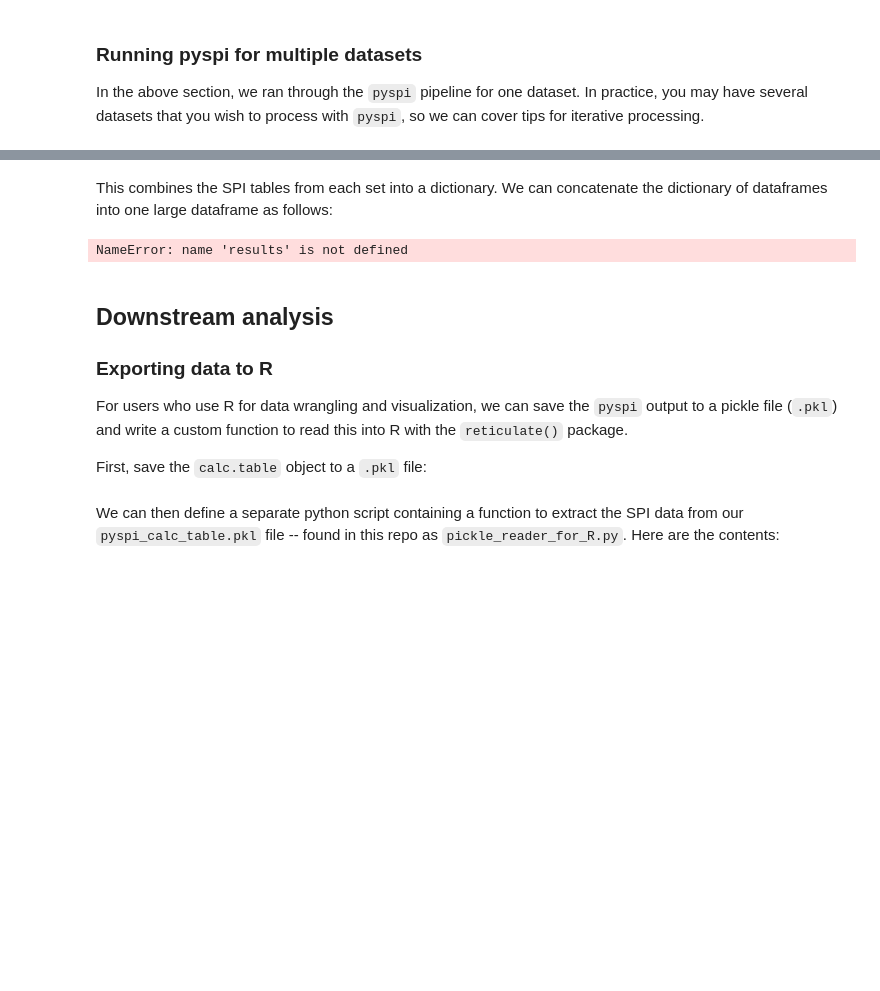
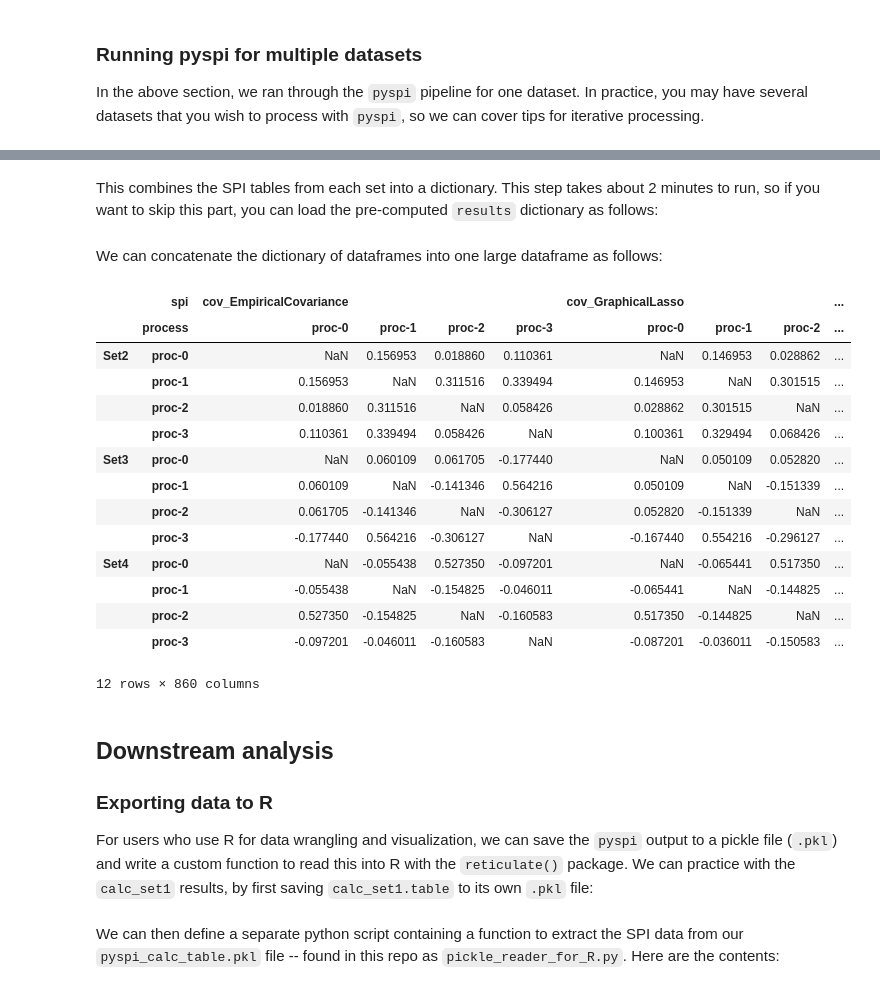
Before and after one commit to anniegbryant/CNS_2022, a Jupyter notebook: pyspi_tutorial/CNS2022_pyspi_demo.ipynb, the cells around one changed output, grey strips where cells are left out. Saved outputs shown, nothing was run; the diff lists cells and outputs as text; code cells hidden in the pictures; blank space fills up the shorter version.

```diff
--- a/pyspi_tutorial/CNS2022_pyspi_demo.ipynb
+++ b/pyspi_tutorial/CNS2022_pyspi_demo.ipynb
@@ -159,14 +156,17 @@ plot_mpi(S = calc_set1.table["cov_EmpiricalCovariance"], identifier = "cov_Empir
 
 In the above section, we ran through the `pyspi` pipeline for one dataset. In practice, you may have several datasets that you wish to process with `pyspi`, so we can cover tips for iterative processing.
 # %%
+# Create a dictionary containing our other three datasets to process
 datasets_to_process = {"Set2": BOLD_fMRI_TS_set2,
             "Set3": BOLD_fMRI_TS_set3,
             "Set4": BOLD_fMRI_TS_set4}
 
-# First, let's create one calculator and copy it for each MTS so that we don't need to re-initialise each time
-calc = Calculator()
+# We can initialise one calculator and copy it for each dataset to save time
+calc = Calculator(fast = True)
 
 results = {}
+
+# Iterate over each dataset
 for key in datasets_to_process:
 
     # Copy the top-level calculator
@@ -191,16 +189,33 @@ Loading configuration file: /home/osboxes/anaconda3/envs/pyspi/lib/python3.9/sit
 # %% [markdown]
-This combines the SPI tables from each set into a dictionary. We can concatenate the dictionary of dataframes into one large dataframe as follows:
+This combines the SPI tables from each set into a dictionary. This step takes about 2 minutes to run, so if you want to skip this part, you can load the pre-computed `results` dictionary as follows:
+# %%
+with open('/media/sf_Shared_Folder/github/CNS_2022/pyspi_tutorial/tutorial_example_data/three_sets_results.pkl','rb') as f:
+    results = dill.load(f)
+# %% [markdown]
+We can concatenate the dictionary of dataframes into one large dataframe as follows:
 # %%
 df_all_results = pd.concat(results, axis=0)
-df_all_results.head()
+df_all_results
 # %% [output]
+|  | spi | cov_EmpiricalCovariance |  |  |  | cov_GraphicalLasso |  |  | ... |
+|  | process | proc-0 | proc-1 | proc-2 | proc-3 | proc-0 | proc-1 | proc-2 | ... |
+| Set2 | proc-0 | NaN | 0.156953 | 0.018860 | 0.110361 | NaN | 0.146953 | 0.028862 | ... |
+|  | proc-1 | 0.156953 | NaN | 0.311516 | 0.339494 | 0.146953 | NaN | 0.301515 | ... |
+|  | proc-2 | 0.018860 | 0.311516 | NaN | 0.058426 | 0.028862 | 0.301515 | NaN | ... |
+|  | proc-3 | 0.110361 | 0.339494 | 0.058426 | NaN | 0.100361 | 0.329494 | 0.068426 | ... |
+| Set3 | proc-0 | NaN | 0.060109 | 0.061705 | -0.177440 | NaN | 0.050109 | 0.052820 | ... |
+|  | proc-1 | 0.060109 | NaN | -0.141346 | 0.564216 | 0.050109 | NaN | -0.151339 | ... |
+|  | proc-2 | 0.061705 | -0.141346 | NaN | -0.306127 | 0.052820 | -0.151339 | NaN | ... |
+|  | proc-3 | -0.177440 | 0.564216 | -0.306127 | NaN | -0.167440 | 0.554216 | -0.296127 | ... |
+| Set4 | proc-0 | NaN | -0.055438 | 0.527350 | -0.097201 | NaN | -0.065441 | 0.517350 | ... |
+|  | proc-1 | -0.055438 | NaN | -0.154825 | -0.046011 | -0.065441 | NaN | -0.144825 | ... |
+|  | proc-2 | 0.527350 | -0.154825 | NaN | -0.160583 | 0.517350 | -0.144825 | NaN | ... |
+|  | proc-3 | -0.097201 | -0.046011 | -0.160583 | NaN | -0.087201 | -0.036011 | -0.150583 | ... |
-NameError: name 'results' is not defined
+12 rows × 860 columns
 # %% [markdown]
 ## Downstream analysis
 
 ### Exporting data to R
 
-For users who use R for data wrangling and visualization, we can save the `pyspi` output to a pickle file (`.pkl`) and write a custom function to read this into R with the `reticulate()` package.
-
-First, save the `calc.table` object to a `.pkl` file:
+For users who use R for data wrangling and visualization, we can save the `pyspi` output to a pickle file (`.pkl`) and write a custom function to read this into R with the `reticulate()` package. We can practice with the `calc_set1` results, by first saving `calc_set1.table` to its own `.pkl` file:
 # %%
```
Also changed, not shown: parts of 12 cells of this notebook, 5 other files.
